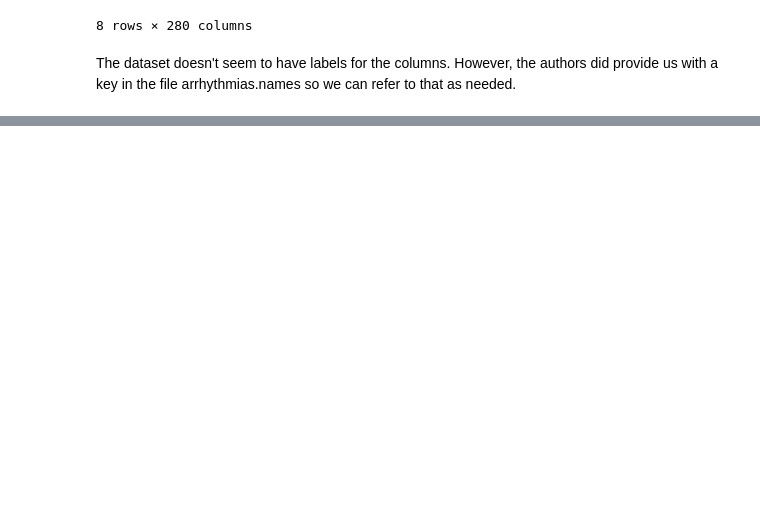
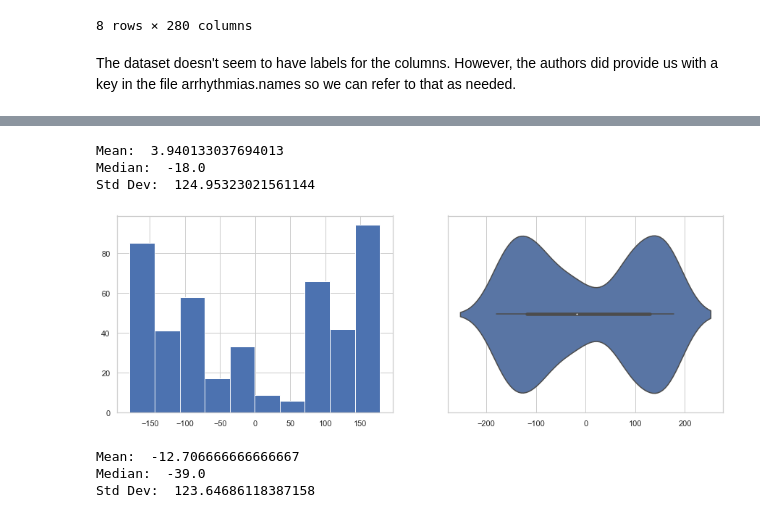
Before and after one commit to KaranamLokesh/100_days_of_ml_code, a Jupyter notebook: arrhythmia_analysis.ipynb, the cells around one changed output, grey strips where cells are left out. Cells and saved outputs as stored; diff of their text form; code cells hidden in the pictures; blank space fills up the shorter version.

```diff
--- a/arrhythmia_analysis.ipynb
+++ b/arrhythmia_analysis.ipynb
@@ -47,0 +102,29 @@ The dataset doesn't seem to have labels for the columns. However, the authors di
+# %%
+col_13_bf = col_13.fillna(method='bfill')
+print("Mean: ", col_13_bf.mean())
+print("Median: ", col_13_bf.median())
+print("Std Dev: ", col_13_bf.std())
+# %% [output]
+Mean:  3.940133037694013
+Median:  -18.0
+Std Dev:  124.95323021561144
+# %%
+f = plt.figure(figsize=(15,5))
+
+plt.subplot(1, 2, 1)
+col_13_bf.hist()
+
+plt.subplot(1, 2, 2)
+values = col_13_bf.values
+ax = sns.violinplot(x=values)
+# %% [output]
+[figure, added]
+# %%
+col_13_ff = col_13.fillna(method='ffill')
+print("Mean: ", col_13_ff.mean())
+print("Median: ", col_13_ff.median())
+print("Std Dev: ", col_13_ff.std())
+# %% [output]
+Mean:  -12.706666666666667
+Median:  -39.0
+Std Dev:  123.64686118387158
```
Also changed, not shown: parts of 25 cells of this notebook.
